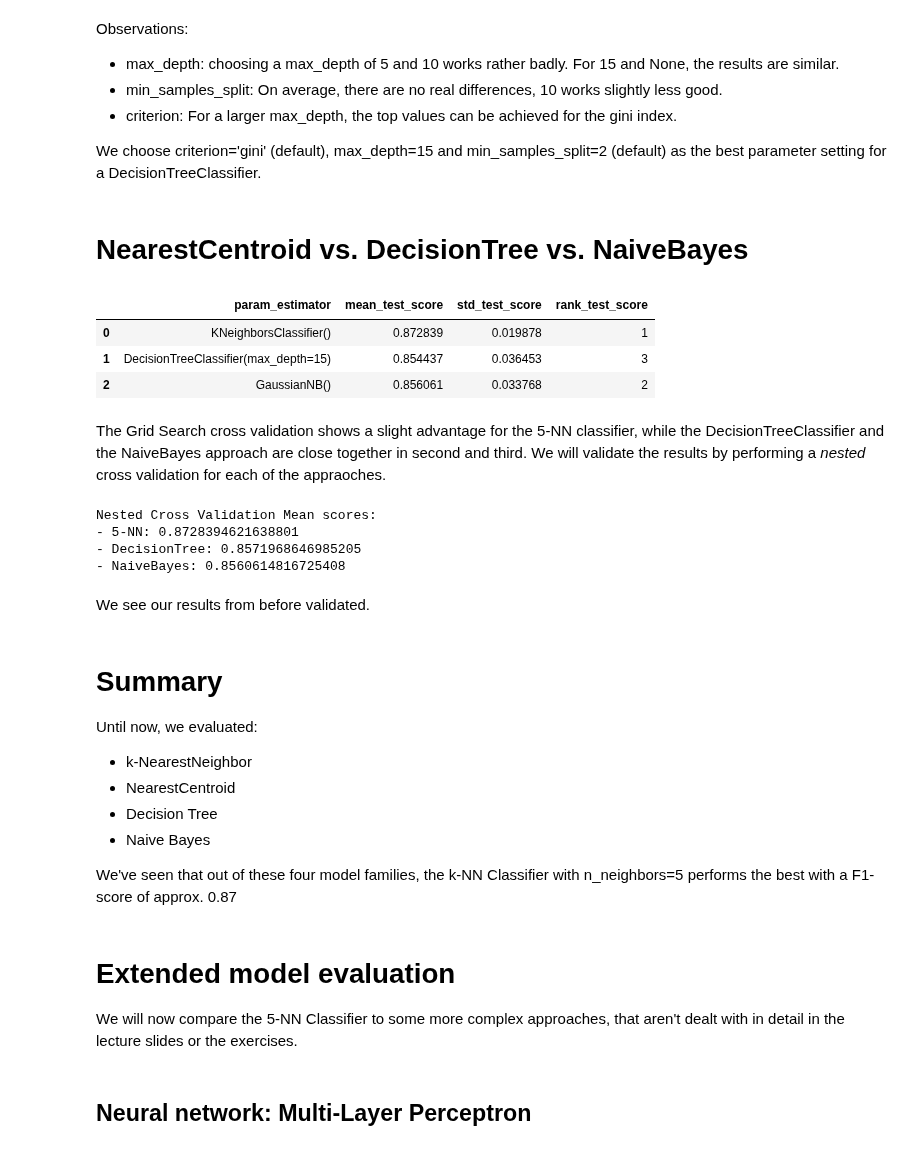
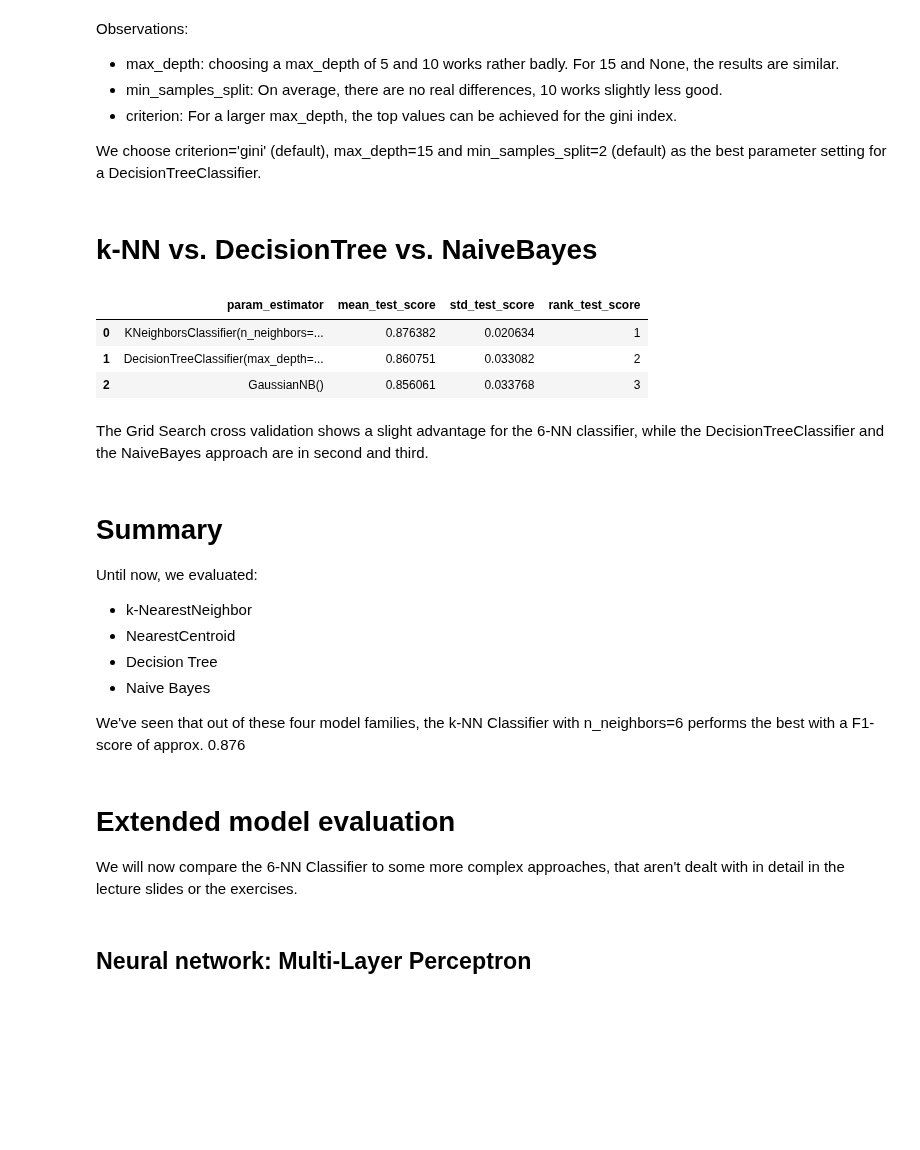
Before and after one commit to mograev/btvote, a Jupyter notebook: notebooks/4-classification.ipynb, the cells around one changed output. Saved outputs shown, nothing was run; the diff lists cells and outputs as text; code cells hidden in the pictures; blank space fills up the shorter version.

```diff
--- a/notebooks/4-classification.ipynb
+++ b/notebooks/4-classification.ipynb
@@ -150,13 +162,0 @@ The results for the k-NN Classifier are better when using distance-based weights
-# %%
-from sklearn.model_selection import cross_val_score
-
-# We use stratified 10 fold cross validation for the inner and the outer fold.
-print('Nested Cross Validation Mean scores:')
-
-# 5-NN
-pipeline.set_params(estimator=KNeighborsClassifier(n_neighbors=5))
-print('- 5-NN: {}'.format(cross_val_score(pipeline, btvote_data, btvote_target, cv=stratified_10_fold_cv, scoring=f1).mean()))
-
-# 6-NN
-pipeline.set_params(estimator=KNeighborsClassifier(n_neighbors=6))
-print('- 6-NN: {}'.format(cross_val_score(pipeline, btvote_data, btvote_target, cv=stratified_10_fold_cv, scoring=f1).mean()))
@@ -175,6 +169,7 @@ parameters = {
     'estimator__criterion': ['gini', 'entropy'],
     'estimator__max_depth': [None, 5, 10, 15],
     'estimator__min_samples_split': [2, 5, 10],
+    'estimator__random_state': [42]
 }
 
 # create the grid search instance
@@ -214,55 +209,32 @@ Observations:
 
 We choose criterion='gini' (default), max_depth=15 and min_samples_split=2 (default) as the best parameter setting for a DecisionTreeClassifier.
 # %% [markdown]
-# NearestCentroid vs. DecisionTree vs. NaiveBayes
+# k-NN vs. DecisionTree vs. NaiveBayes
 # %%
 # set parameter grid
 parameters = {
-    'estimator': [KNeighborsClassifier(),
-                  DecisionTreeClassifier(max_depth=15),
+    'estimator': [KNeighborsClassifier(n_neighbors=6, weights='distance'),
+                  DecisionTreeClassifier(max_depth=15, random_state=42),
                   GaussianNB()
                   ]
 }
 
 # create the grid search instance
 grid_search_estimator = GridSearchCV(pipeline, parameters, scoring=f1, cv=stratified_10_fold_cv, error_score='raise')
 
 # run the grid search
 grid_search_estimator.fit(btvote_data, btvote_target)
 
 # results of all hyper-parameter combinations
 results = pd.DataFrame(grid_search_estimator.cv_results_)
 display(results[['param_estimator','mean_test_score','std_test_score','rank_test_score']])
 # %% [output]
 |  | param_estimator | mean_test_score | std_test_score | rank_test_score |
-| 0 | KNeighborsClassifier() | 0.872839 | 0.019878 | 1 |
-| 1 | DecisionTreeClassifier(max_depth=15) | 0.854437 | 0.036453 | 3 |
-| 2 | GaussianNB() | 0.856061 | 0.033768 | 2 |
+| 0 | KNeighborsClassifier(n_neighbors=... | 0.876382 | 0.020634 | 1 |
+| 1 | DecisionTreeClassifier(max_depth=... | 0.860751 | 0.033082 | 2 |
+| 2 | GaussianNB() | 0.856061 | 0.033768 | 3 |
 # %% [markdown]
-The Grid Search cross validation shows a slight advantage for the 5-NN classifier, while the DecisionTreeClassifier and the NaiveBayes approach are close together in second and third.
-We will validate the results by performing a *nested* cross validation for each of the appraoches.
+The Grid Search cross validation shows a slight advantage for the 6-NN classifier, while the DecisionTreeClassifier and the NaiveBayes approach are in second and third.
-# %%
-# We use stratified 10 fold cross validation for the inner and the outer fold.
-print('Nested Cross Validation Mean scores:')
-
-# NearestCentroid
-pipeline.set_params(estimator=KNeighborsClassifier())
-print('- 5-NN: {}'.format(cross_val_score(pipeline, btvote_data, btvote_target, cv=stratified_10_fold_cv, scoring=f1).mean()))
-
-# NearestCentroid
-pipeline.set_params(estimator=DecisionTreeClassifier(max_depth=15))
-print('- DecisionTree: {}'.format(cross_val_score(pipeline, btvote_data, btvote_target, cv=stratified_10_fold_cv, scoring=f1).mean()))
-
-# NearestCentroid
-pipeline.set_params(estimator=GaussianNB())
-print('- NaiveBayes: {}'.format(cross_val_score(pipeline, btvote_data, btvote_target, cv=stratified_10_fold_cv, scoring=f1).mean()))
-# %% [output]
-Nested Cross Validation Mean scores:
-- 5-NN: 0.8728394621638801
-- DecisionTree: 0.8571968646985205
-- NaiveBayes: 0.8560614816725408
-# %% [markdown]
-We see our results from before validated.
 # %% [markdown]
 # Summary
 
@@ -272,11 +244,11 @@ Until now, we evaluated:
 - Decision Tree
 - Naive Bayes
 
-We've seen that out of these four model families, the k-NN Classifier with n_neighbors=5 performs the best with a F1-score of approx. 0.87
+We've seen that out of these four model families, the k-NN Classifier with n_neighbors=6 performs the best with a F1-score of approx. 0.876
 # %% [markdown]
 # Extended model evaluation
 
-We will now compare the 5-NN Classifier to some more complex approaches, that aren't dealt with in detail in the lecture slides or the exercises.
+We will now compare the 6-NN Classifier to some more complex approaches, that aren't dealt with in detail in the lecture slides or the exercises.
 # %% [markdown]
 ## Neural network: Multi-Layer Perceptron
 # %%
```
Also changed, not shown: parts of 15 cells of this notebook, 2 other files.
